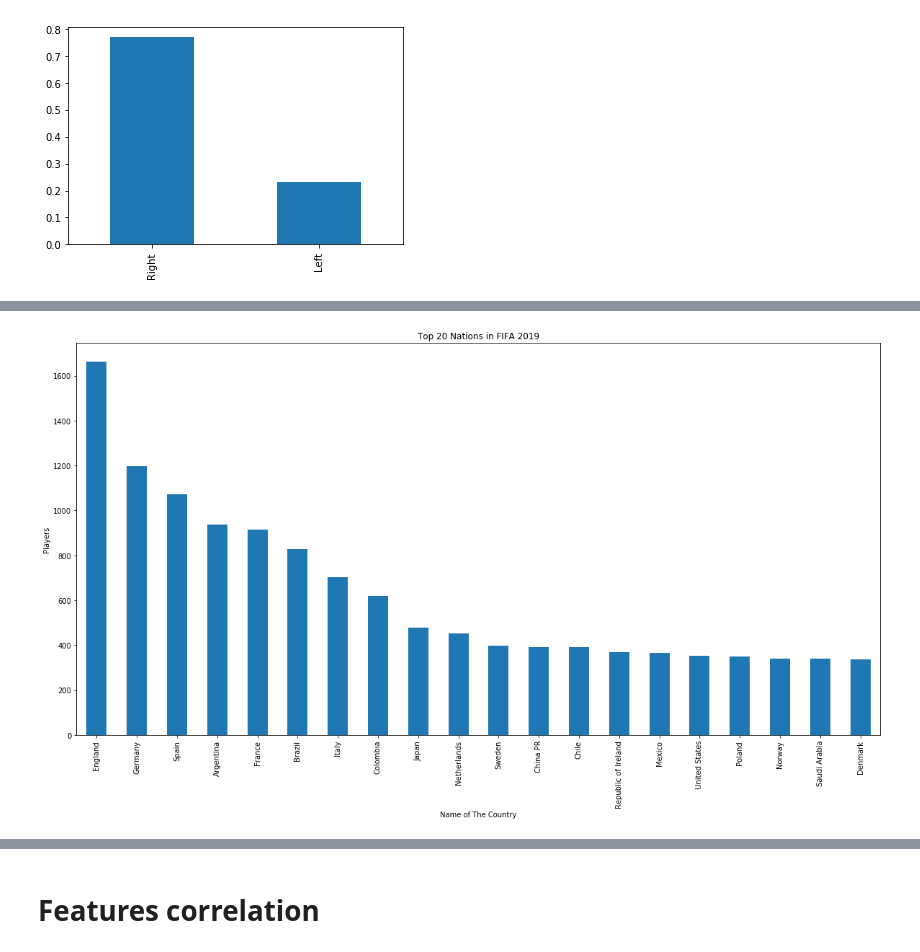
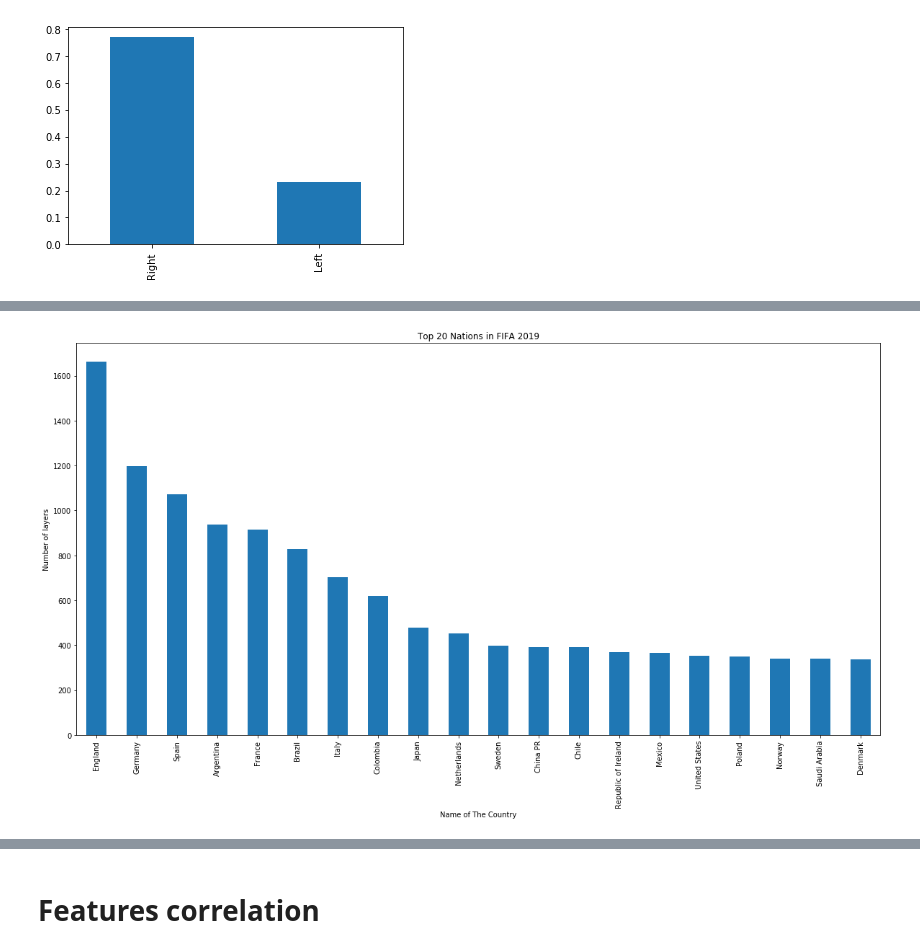
Before and after one commit to tgey/HubNotebooks, a Jupyter notebook: jupyter/notebooks/eda/fifa_eda.ipynb, the cells around one changed output, grey strips where cells are left out. Cells and saved outputs as stored; diff of their text form; code cells hidden in the pictures.

```diff
--- a/jupyter/notebooks/eda/fifa_eda.ipynb
+++ b/jupyter/notebooks/eda/fifa_eda.ipynb
@@ -328,11 +337,11 @@ plt.show()
 # %%
 data['Nationality'].value_counts()[:20].plot.bar(figsize=(20, 10))
 plt.title('Top 20 Nations in FIFA 2019')
 plt.xlabel('Name of The Country')
-plt.ylabel('Players')
+plt.ylabel('Number of layers')
 plt.show()
 # %% [output]
-[figure, old version]
+[figure, new version]
 # %%
 print(data['Position'].value_counts(normalize=True))
 data['Position'].value_counts().plot.bar(color = 'orange', figsize=(20, 10))
```
Also changed, not shown: parts of 11 cells of this notebook, 6 other files.
